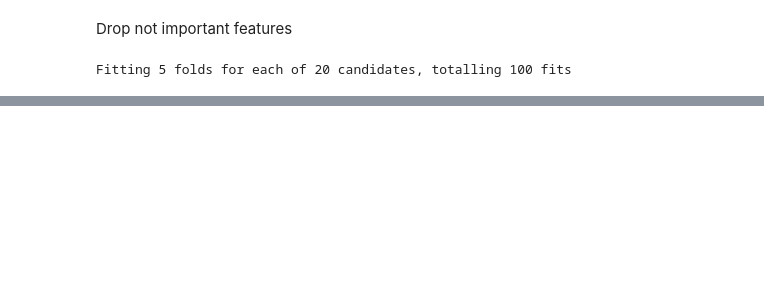
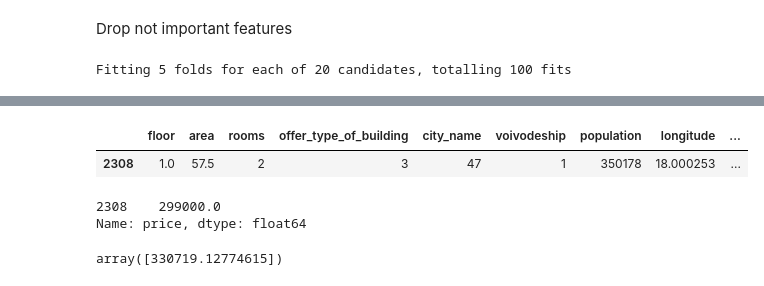
Before and after one commit to danielbaraniak/Sprinters, a Jupyter notebook: ML/notebooks/sprinters.ipynb, the cells around one changed output, grey strips where cells are left out. Saved outputs shown, nothing was run; the diff lists cells and outputs as text; code cells hidden in the pictures; blank space fills up the shorter version.

```diff
--- a/ML/notebooks/sprinters.ipynb
+++ b/ML/notebooks/sprinters.ipynb
@@ -383,0 +382,15 @@ RandomForestRegressor(max_features='log2', min_samples_split=8,
+# %%
+X_valid.head(1)
+# %% [output]
+|  | floor | area | rooms | offer_type_of_building | city_name | voivodeship | population | longitude | ... |
+| 2308 | 1.0 | 57.5 | 2 | 3 | 47 | 1 | 350178 | 18.000253 | ... |
+# %%
+y_valid.head(1)
+# %% [output]
+2308    299000.0
+Name: price, dtype: float64
+# %%
+model = joblib.load('model.pkl')
+model.predict(X_valid.head(1))
+# %% [output]
+array([330719.12774615])
```
Also changed, not shown: parts of 5 cells of this notebook, 1 other file.
